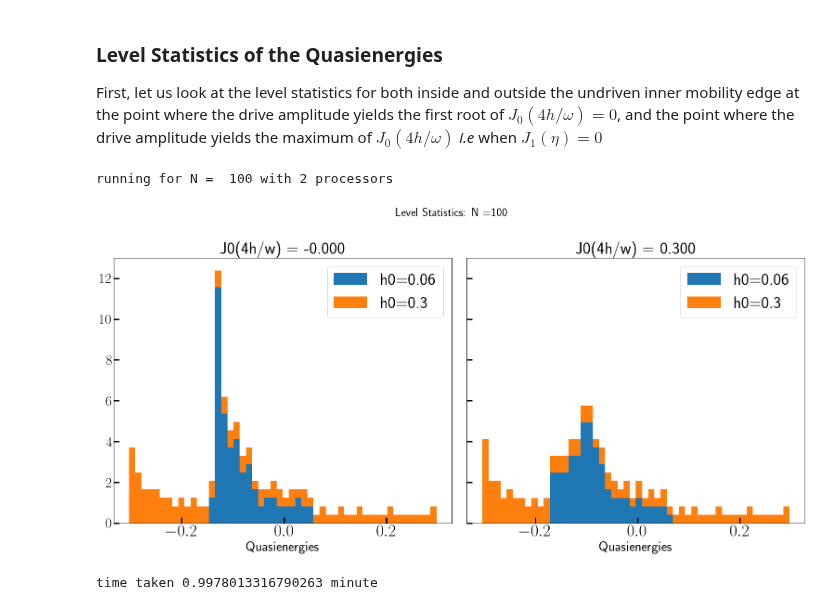
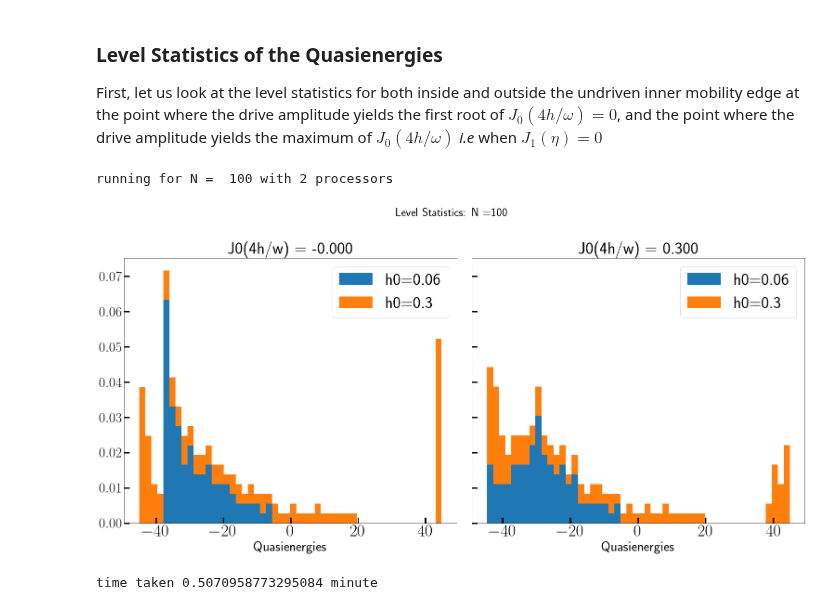
Before and after one commit to deyh2020/periodic_lipkin, a Jupyter notebook: Floquet_Lipkin.ipynb, the cells around one changed output. Drawn from its saved outputs; the diff is of its cells as text; code cells hidden in the pictures.

```diff
--- a/Floquet_Lipkin.ipynb
+++ b/Floquet_Lipkin.ipynb
@@ -240,81 +179,49 @@ plt.show()
 
 First, let us look at the level statistics for both inside and outside the undriven inner mobility edge at the point where the drive amplitude yields the first root of $J_0(4h/\omega)=0$, and the point where the drive amplitude yields the maximum of $J_0(4h/\omega)$ *i.e* when $J_1(\eta)=0$
 # %%
+import floquet_LMG as flmg
+from tqdm import tqdm
 import numpy as np
-from odeintw import odeintw
 import matplotlib.pyplot as plt
 from multiprocessing import Pool
-from numpy.linalg import multi_dot, norm, eig
 from scipy.special import jn_zeros
 from scipy.special import j0
-import math
 import time as time
 
 start = time.time()
 plt.rcParams.update({
     "figure.figsize": (16, 12),
     "text.usetex": True,
     "font.family": "sans-serif",
     "font.size": 30,
     "font.sans-serif": ["Computer Modern"]})
 
 N = 100
 h0s = [0.06, 0.3]
 omega = 90
 w = omega
-tsteps = 1000
 
 eta1, = jn_zeros(0,1)
 _, eta2 = jn_zeros(1,2)
-
 hs = np.array([eta1, eta2]) * omega/4.0
 
-psi = np.eye(N+1) + 1j * np.zeros((N+1,N+1))
-
-def floq_jac(psi0, t, h, h0, H1, H0, w):
-    drive = h0 + h * np.cos(w * t)
-    jac = 1j * (H0  + drive * H1) * N
-    return jac
-
-def floq_func(psi0, t, h, h0, H1, H0, w):
-    floq_h = np.dot(floq_jac(psi0, t, h, h0, H1, H0, w), psi0)
-    return floq_h
-
-def floq_evolv(psi,H0,H1,h,h0,w):
-    T = 2 * np.pi/w
-    t = np.linspace(0,T,tsteps)
-    floqEvolution_mat = np.zeros((N+1,N+1)) + 1j * np.zeros((N+1,N+1))
-    for m in np.arange(N+1):
-        psi0 = psi[m]/(psi[m].T.conj() @ psi[m])
-        psi_t = odeintw(floq_func,psi0,t,args=(h, h0, H1, H0, w))
-        floqEvolution_mat[m] = psi_t[-1]/(psi_t[-1].T.conj() @ psi_t[-1])
-    evals, evecs = eig(floqEvolution_mat)
-    phasefunc = 1j * np.log(evals + 1j * 0) /(N * T)             #introduced N
-    return [h,phasefunc.real,evecs]
-
-
-if __name__ == '__main__':
-    fig, axs = plt.subplots(1,len(hs), sharey='row', figsize=(22,11))
-    nprocs = len(h0s)
-    p = Pool(processes = nprocs)
-    print("running for N = ", N, "with",nprocs,"processors")
-    fig.suptitle(f'Level Statistics: N ={N}' ,fontsize = 25)
-    s = N/2.0
-    ms = np.arange(-s,s+1)
-    H0 = np.diagflat((ms/N) **2)
-    ms_p = ms[0:N]
-    ms_m = ms[1:]
-    H1 = (np.diagflat(np.sqrt(s * (s+1) - ms_p * (ms_p+1)), k=1) + np.diagflat(np.sqrt(s * (s+1) - ms_m * (ms_m-1)), k=-1))/N
-    for i,h in enumerate(hs):
-        data = np.array(p.starmap(floq_evolv,[(psi,H0,H1,h,h0,w) for h0 in h0s]))
-        phs_f = np.array(data[:,1]).real
-        axs[i].set_title(f'J0(4h/w) = {j0(4*h/w):1.3f}')
-        axs[i].hist(phs_f, int(N/2), density=True, histtype='barstacked', stacked=True, label=["h0=" + str(h0) for h0 in h0s])
-        axs[i].legend()
-        axs[i].set_xlabel("Quasienergies")
-    plt.show()
-    print('time taken',(time.time()-start)/60,'minute')
+fig, axs = plt.subplots(1,len(hs), sharey='row', figsize=(22,11))
+nprocs = len(h0s)
+p = Pool(processes = nprocs)
+print("running for N = ", N, "with",nprocs,"processors")
+fig.suptitle(f'Level Statistics: N ={N}' ,fontsize = 25)
+H0, H1 = flmg.get_hamiltonians(N)
+for i,h in enumerate(hs):
+    params = [(H0,H1,h,h0,w) for h0 in h0s]
+    data = np.array(p.starmap(flmg.floq_evolv,tqdm(params, position=0, leave=True)))
+    phs_f = np.array(data[:,1]).real
+    axs[i].set_title(f'J0(4h/w) = {j0(4*h/w):1.3f}')
+    axs[i].hist(phs_f, int(N/2), density=True, histtype='barstacked', stacked=True, label=["h0=" + str(h0) for h0 in h0s])
+    axs[i].legend()
+    axs[i].set_xlabel("Quasienergies")
+plt.show()
+print('time taken',(time.time()-start)/60,'minute')
 # %% [output]
 running for N =  100 with 2 processors
-[figure, old version]
+[figure, new version]
-time taken 0.9978013316790263 minute
+time taken 0.5070958773295084 minute
```
Also changed, not shown: parts of 5 cells of this notebook, 3 other files.
